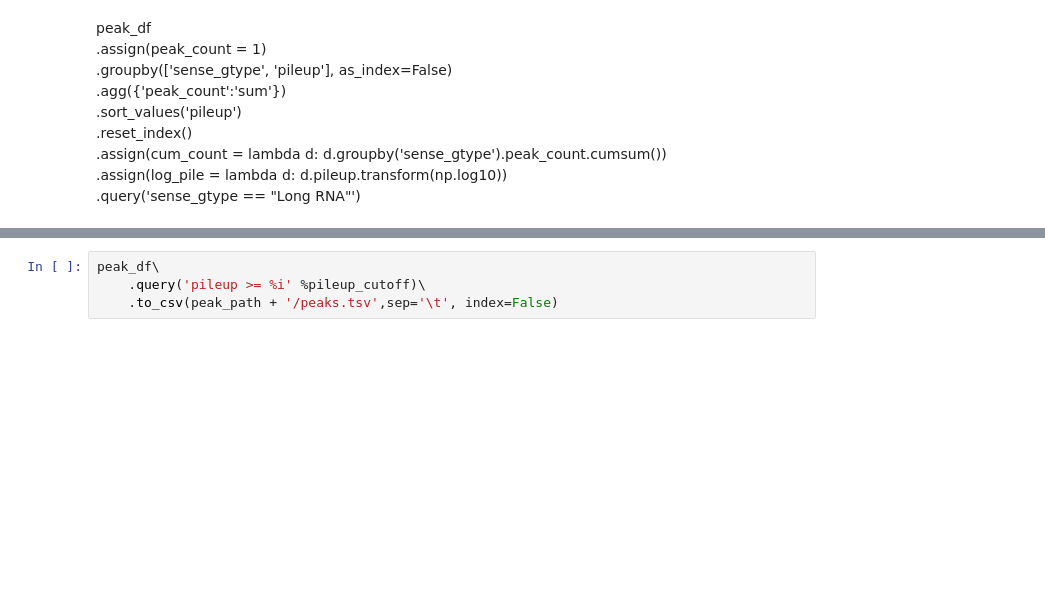
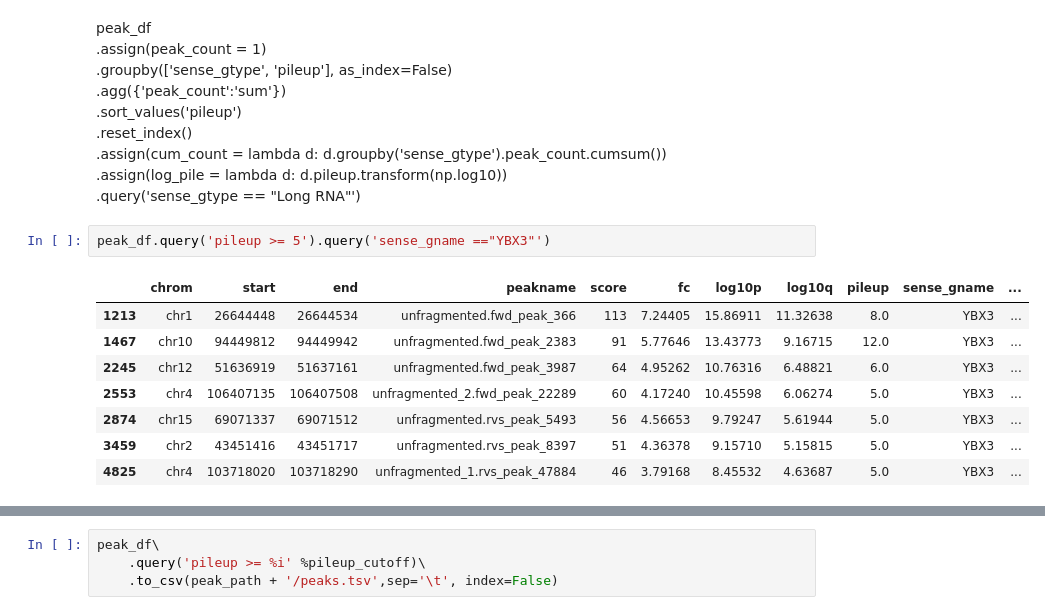
Before and after one commit to wckdouglas/cfNA, a Jupyter notebook: plots/peak_analysis.ipynb, the cells around one changed output, grey strips where cells are left out. Drawn from its saved outputs; the diff is of its cells as text; blank space fills up the shorter version.

```diff
--- a/plots/peak_analysis.ipynb
+++ b/plots/peak_analysis.ipynb
@@ -67,6 +67,17 @@ peak_df\
         .assign(cum_count = lambda d: d.groupby('sense_gtype').peak_count.cumsum())\
         .assign(log_pile = lambda d: d.pileup.transform(np.log10))\
         .query('sense_gtype == "Long RNA"')
+# %%
+peak_df.query('pileup >= 5').query('sense_gname =="YBX3"')
+# %% [output]
+|  | chrom | start | end | peakname | score | fc | log10p | log10q | pileup | sense_gname | ... |
+| 1213 | chr1 | 26644448 | 26644534 | unfragmented.fwd_peak_366 | 113 | 7.24405 | 15.86911 | 11.32638 | 8.0 | YBX3 | ... |
+| 1467 | chr10 | 94449812 | 94449942 | unfragmented.fwd_peak_2383 | 91 | 5.77646 | 13.43773 | 9.16715 | 12.0 | YBX3 | ... |
+| 2245 | chr12 | 51636919 | 51637161 | unfragmented.fwd_peak_3987 | 64 | 4.95262 | 10.76316 | 6.48821 | 6.0 | YBX3 | ... |
+| 2553 | chr4 | 106407135 | 106407508 | unfragmented_2.fwd_peak_22289 | 60 | 4.17240 | 10.45598 | 6.06274 | 5.0 | YBX3 | ... |
+| 2874 | chr15 | 69071337 | 69071512 | unfragmented.rvs_peak_5493 | 56 | 4.56653 | 9.79247 | 5.61944 | 5.0 | YBX3 | ... |
+| 3459 | chr2 | 43451416 | 43451717 | unfragmented.rvs_peak_8397 | 51 | 4.36378 | 9.15710 | 5.15815 | 5.0 | YBX3 | ... |
+| 4825 | chr4 | 103718020 | 103718290 | unfragmented_1.rvs_peak_47884 | 46 | 3.79168 | 8.45532 | 4.63687 | 5.0 | YBX3 | ... |
 # %%
 peak_df.sense_gtype.unique()
 # %% [output]
```
Also changed, not shown: parts of 10 cells of this notebook, 10 other files.
